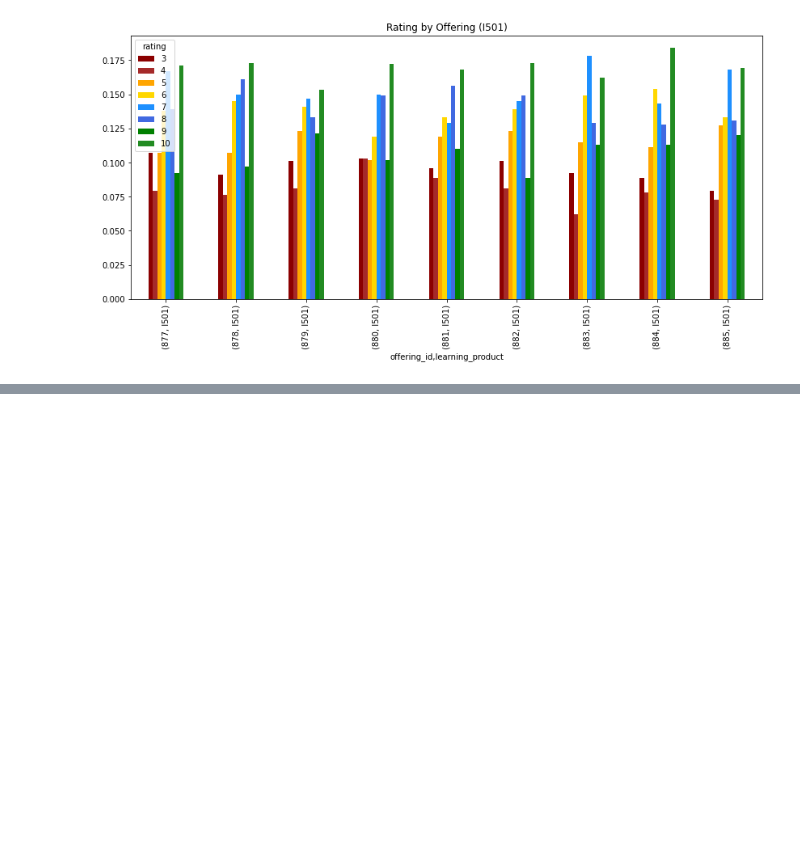
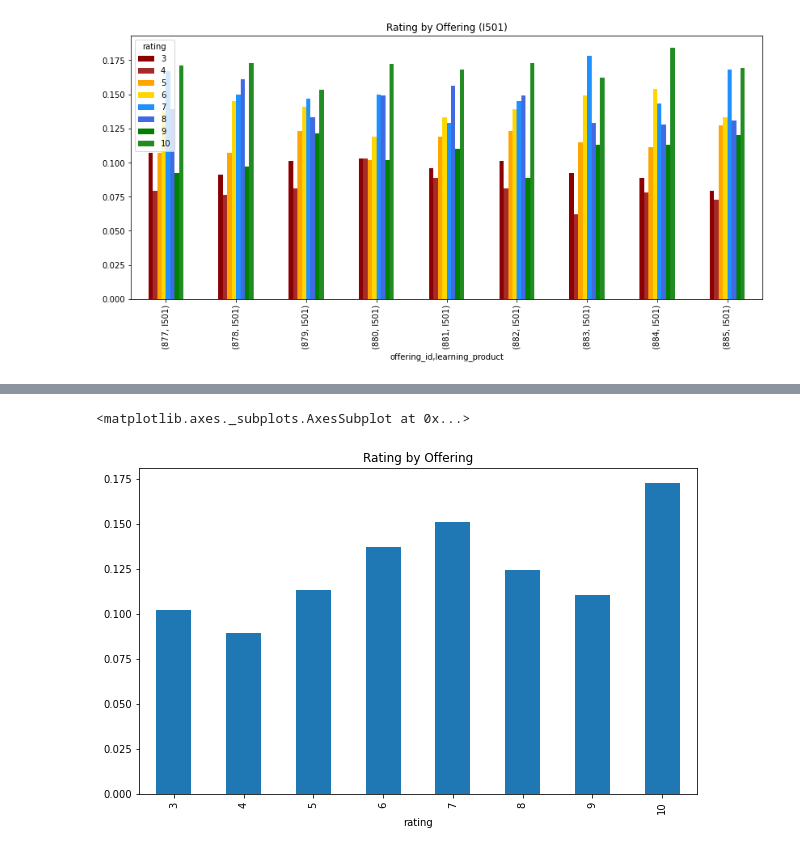
Before and after one commit to ToferC/learner_models, a Jupyter notebook: Evals_analysis.ipynb, the cells around one changed output, grey strips where cells are left out. Saved outputs shown, nothing was run; the diff lists cells and outputs as text; code cells hidden in the pictures; blank space fills up the shorter version.

```diff
--- a/Evals_analysis.ipynb
+++ b/Evals_analysis.ipynb
@@ -170,0 +172,5 @@ pd.crosstab([df.offering_id, df.learning_product.where(df.learning_product=="P90
+# %%
+pd.crosstab(df.offering_id, df.rating, normalize="index").agg("mean").plot(kind='bar', title="Rating by Offering", figsize=(10,6))
+# %% [output]
+<matplotlib.axes._subplots.AxesSubplot at 0x...>
+[figure, added]
```
Also changed, not shown: parts of 10 cells of this notebook, 3 other files.
